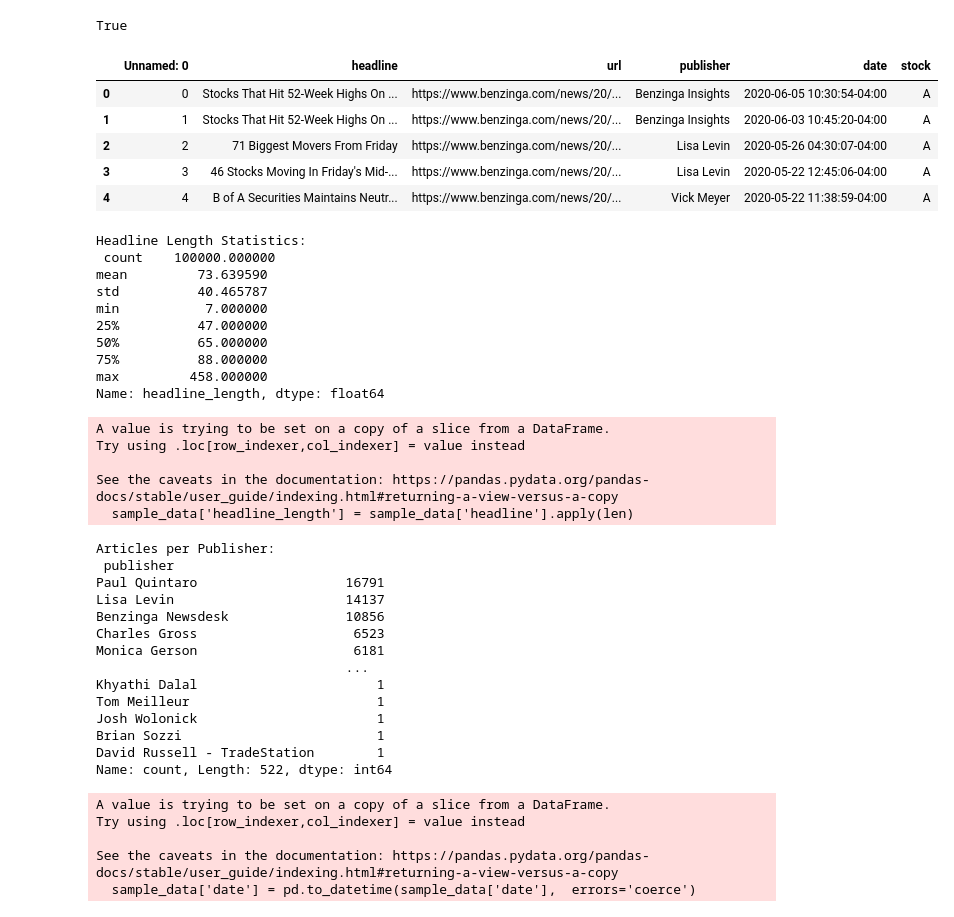
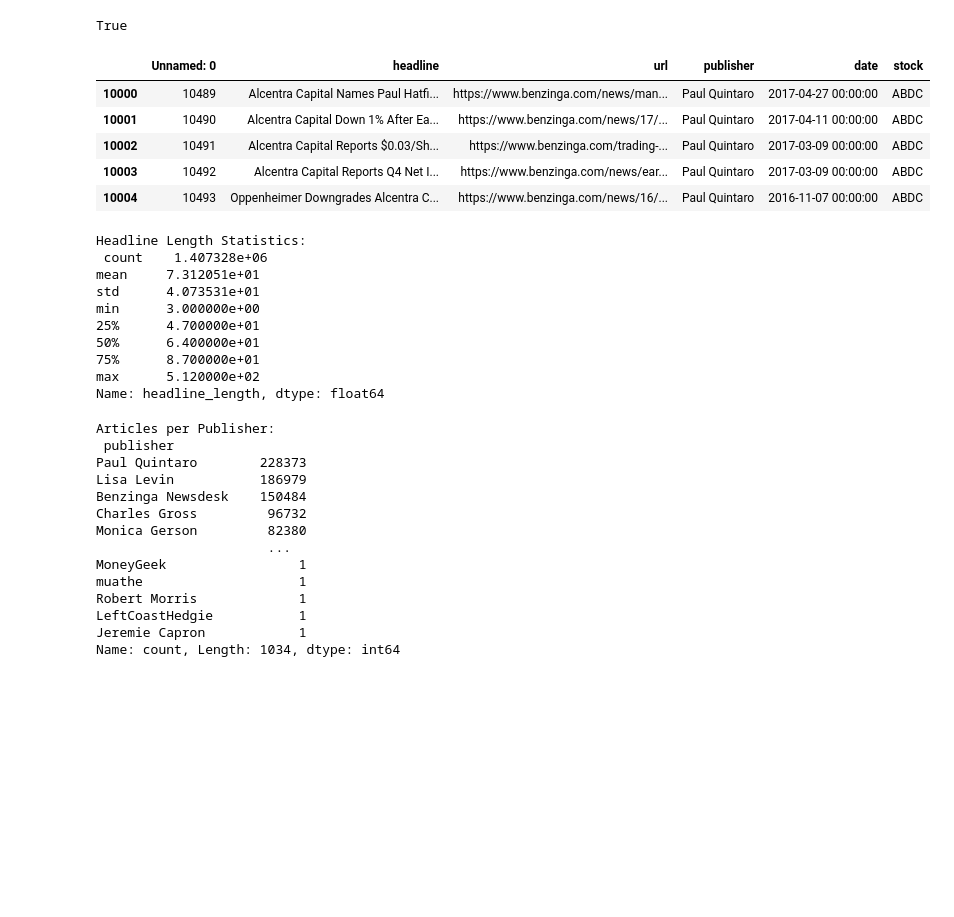
Before and after one commit to yohannesalex/stock-market-predictions, a Jupyter notebook: notebooks/EDA_news.ipynb, the cells around one changed output. Cells and saved outputs as stored; diff of their text form; code cells hidden in the pictures; blank space fills up the shorter version.

```diff
--- a/notebooks/EDA_news.ipynb
+++ b/notebooks/EDA_news.ipynb
@@ -21,58 +21,48 @@ nltk.download('stopwords')
 True
 # %%
 data = pd.read_csv('C:/kifiya ai/stock-market-predictions/src/data/raw_analyst_ratings.csv')
-sample_data = data.head(100000)
+sample_data = data.loc[10000:].copy()
 sample_data.head()
 # %% [output]
 |  | Unnamed: 0 | headline | url | publisher | date | stock |
-| 0 | 0 | Stocks That Hit 52-Week Highs On ... | https://www.benzinga.com/news/20/... | Benzinga Insights | 2020-06-05 10:30:54-04:00 | A |
-| 1 | 1 | Stocks That Hit 52-Week Highs On ... | https://www.benzinga.com/news/20/... | Benzinga Insights | 2020-06-03 10:45:20-04:00 | A |
-| 2 | 2 | 71 Biggest Movers From Friday | https://www.benzinga.com/news/20/... | Lisa Levin | 2020-05-26 04:30:07-04:00 | A |
-| 3 | 3 | 46 Stocks Moving In Friday's Mid-... | https://www.benzinga.com/news/20/... | Lisa Levin | 2020-05-22 12:45:06-04:00 | A |
-| 4 | 4 | B of A Securities Maintains Neutr... | https://www.benzinga.com/news/20/... | Vick Meyer | 2020-05-22 11:38:59-04:00 | A |
+| 10000 | 10489 | Alcentra Capital Names Paul Hatfi... | https://www.benzinga.com/news/man... | Paul Quintaro | 2017-04-27 00:00:00 | ABDC |
+| 10001 | 10490 | Alcentra Capital Down 1% After Ea... | https://www.benzinga.com/news/17/... | Paul Quintaro | 2017-04-11 00:00:00 | ABDC |
+| 10002 | 10491 | Alcentra Capital Reports $0.03/Sh... | https://www.benzinga.com/trading-... | Paul Quintaro | 2017-03-09 00:00:00 | ABDC |
+| 10003 | 10492 | Alcentra Capital Reports Q4 Net I... | https://www.benzinga.com/news/ear... | Paul Quintaro | 2017-03-09 00:00:00 | ABDC |
+| 10004 | 10493 | Oppenheimer Downgrades Alcentra C... | https://www.benzinga.com/news/16/... | Paul Quintaro | 2016-11-07 00:00:00 | ABDC |
 # %%
-sample_data['headline_length'] = sample_data['headline'].apply(len)
-length_stats = sample_data['headline_length'].describe()
+data['headline_length'] = data['headline'].apply(len)
+length_stats = data['headline_length'].describe()
 print("Headline Length Statistics:\n", length_stats)
 # data.head()
 # %% [output]
 Headline Length Statistics:
- count    100000.000000
-mean         73.639590
-std          40.465787
-min           7.000000
-25%          47.000000
-50%          65.000000
-75%          88.000000
-max         458.000000
+ count    1.407328e+06
+mean     7.312051e+01
+std      4.073531e+01
+min      3.000000e+00
+25%      4.700000e+01
+50%      6.400000e+01
+75%      8.700000e+01
+max      5.120000e+02
 Name: headline_length, dtype: float64
-A value is trying to be set on a copy of a slice from a DataFrame.
-Try using .loc[row_indexer,col_indexer] = value instead
-
-See the caveats in the documentation: https://pandas.pydata.org/pandas-docs/stable/user_guide/indexing.html#returning-a-view-versus-a-copy
-  sample_data['headline_length'] = sample_data['headline'].apply(len)
 # %%
-sample_data['date'] = pd.to_datetime(sample_data['date'],  errors='coerce')
-publisher_counts = sample_data['publisher'].value_counts()
+data['date'] = pd.to_datetime(data['date'],  errors='coerce')
+publisher_counts = data['publisher'].value_counts()
 print("\nArticles per Publisher:\n", publisher_counts)
 # %% [output]
 Articles per Publisher:
  publisher
-Paul Quintaro                   16791
-Lisa Levin                      14137
-Benzinga Newsdesk               10856
-Charles Gross                    6523
-Monica Gerson                    6181
-                                ...
-Khyathi Dalal                       1
-Tom Meilleur                        1
-Josh Wolonick                       1
-Brian Sozzi                         1
-David Russell - TradeStation        1
-Name: count, Length: 522, dtype: int64
+Paul Quintaro        228373
+Lisa Levin           186979
+Benzinga Newsdesk    150484
+Charles Gross         96732
+Monica Gerson         82380
+                      ...
+MoneyGeek                 1
+muathe                    1
+Robert Morris             1
+LeftCoastHedgie           1
+Jeremie Capron            1
+Name: count, Length: 1034, dtype: int64
-A value is trying to be set on a copy of a slice from a DataFrame.
-Try using .loc[row_indexer,col_indexer] = value instead
-
-See the caveats in the documentation: https://pandas.pydata.org/pandas-docs/stable/user_guide/indexing.html#returning-a-view-versus-a-copy
-  sample_data['date'] = pd.to_datetime(sample_data['date'],  errors='coerce')
 # %%
```
Also changed, not shown: parts of 13 cells of this notebook.
